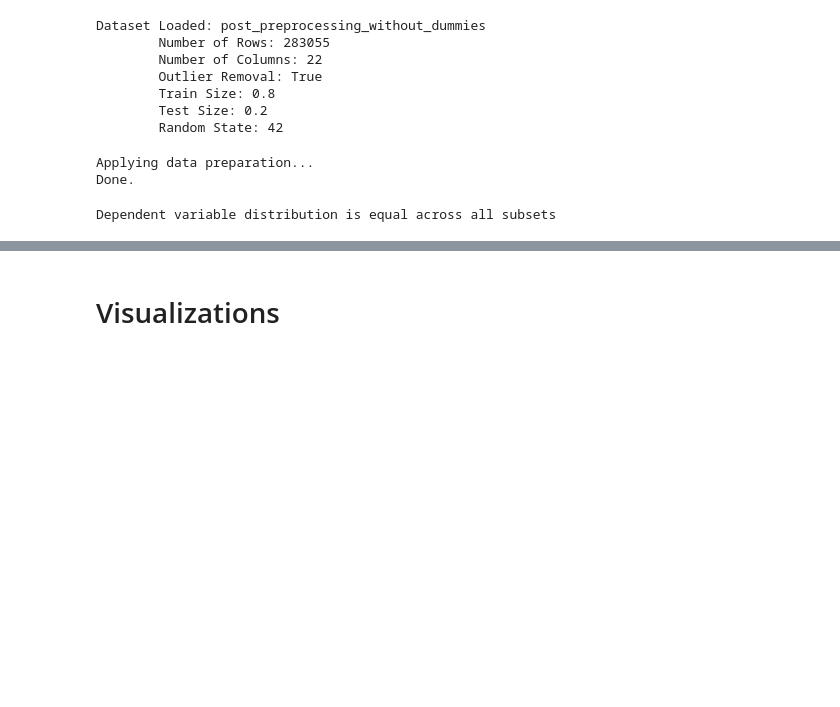
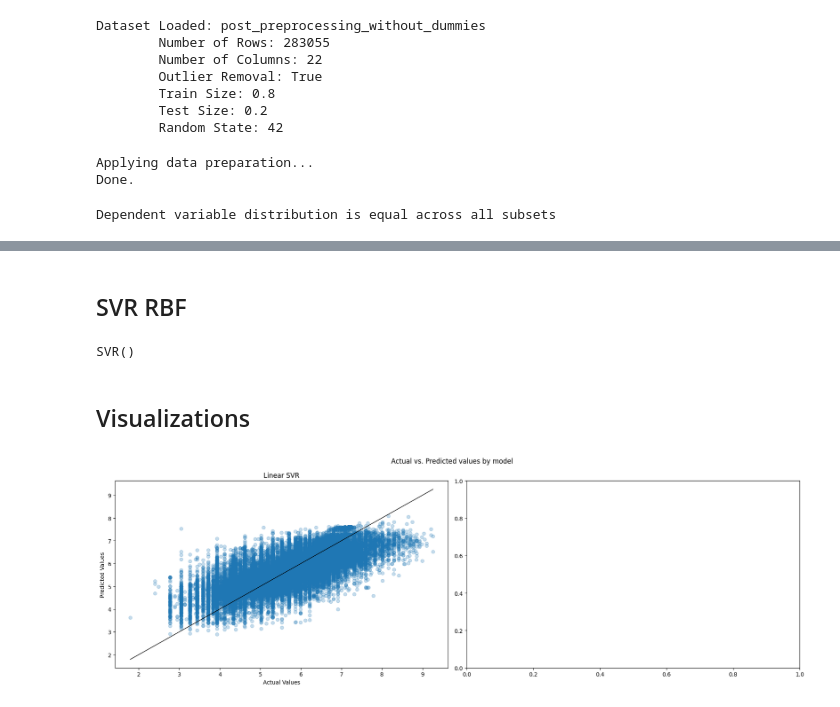
Before and after one commit to RasKrebs/pricing_wizards, a Jupyter notebook: notebooks/svm.ipynb, the cells around one changed output, grey strips where cells are left out. Cells and saved outputs as stored; diff of their text form; code cells hidden in the pictures; blank space fills up the shorter version.

```diff
--- a/notebooks/svm.ipynb
+++ b/notebooks/svm.ipynb
@@ -91,7 +91,7 @@ random_search = RandomizedSearchCV(
     scoring='neg_mean_squared_error',
     random_state=42,
     n_jobs=-1,
-    verbose=1
+    verbose=3
 )
 random_search.fit(X_train, y_train)
 
@@ -107,7 +106,7 @@ grid_search_params = {
 }
 
 grid_search = GridSearchCV(
-    model,
+    linear_svr,
     param_grid=grid_search_params,
     scoring='neg_mean_squared_error',
     cv=5,
@@ -120,4 +119,4 @@ grid_search.fit(X_train, y_train)
 best_params_grid: list = grid_search.best_params_
 
 # Train the final model with the best hyperparameters from Grid Search
-final_model = grid_search.best_estimator_
+final_linear_model = grid_search.best_estimator_
@@ -142,0 +173,27 @@ feature_importances = permutation_importance(final_model, X_test, y_test, n_repe
+# %% [markdown]
+## SVR RBF
+# %%
+# Define regressor
+rbf_svr = SVR(kernel="rbf")
+rbf_svr
+# %% [output]
+SVR()
+# %%
+# Evaluate the model using cross-validation and calculates the mean
+cv_scores: list = cross_val_score(rbf_svr, X_train, y_train, scoring='neg_mean_squared_error', cv=5)
+mse_mean_cv_rbf: float = -np.mean(cv_scores)
+
+# Train the final model on the entire training set, measuring the training time in seconds
+start_time = time.time()
+rbf_svr.fit(X_train, y_train)
+end_time = time.time()
+
+# Calculate training time
+training_time_rbf = end_time - start_time
+
+# Evaluate the final model on the test set
+y_pred_test = rbf_svr.predict(X_test)
+
+regression_accuracy(y_pred_test, y_test)
+print("Cross-validation Score:", mse_mean_cv_rbf)
+print("Training Time:", training_time_rbf)
@@ -143,25 +210,28 @@ feature_importances = permutation_importance(final_model, X_test, y_test, n_repe
 # %% [markdown]
-# Visualizations
+## Visualizations
 # %%
 # actual vs predicted
-models = [model for models in results.values() for model in models]
+models = [final_linear_model]
+labels= ["Linear SVR"]
 
 num_models = len(models)
 num_cols = 2
 num_rows = math.ceil(num_models / num_cols)
 
 fig, axs = plt.subplots(num_rows, num_cols, figsize=(18, 6*num_rows), tight_layout=True)
 axs = axs.flatten()
 
 for i, model in enumerate(models):
-    axs[i].scatter(y_test, model.y_pred, alpha=0.25)
+    axs[i].scatter(y_test, y_pred_test, alpha=0.25)
     axs[i].plot([y_test.min(), y_test.max()], [y_test.min(), y_test.max()], 'k', lw=1)
-    axs[i].set_title(model.label)
+    axs[i].set_title(labels[i])
     axs[i].set_xlabel('Actual Values')
     axs[i].set_ylabel('Predicted Values')
 
 plt.suptitle("Actual vs. Predicted values by model")
 
 plt.show(fig)
+# %% [output]
+[figure, added]
 # %%
 # residuals
```
Also changed, not shown: parts of 13 cells of this notebook, 1 other file.
